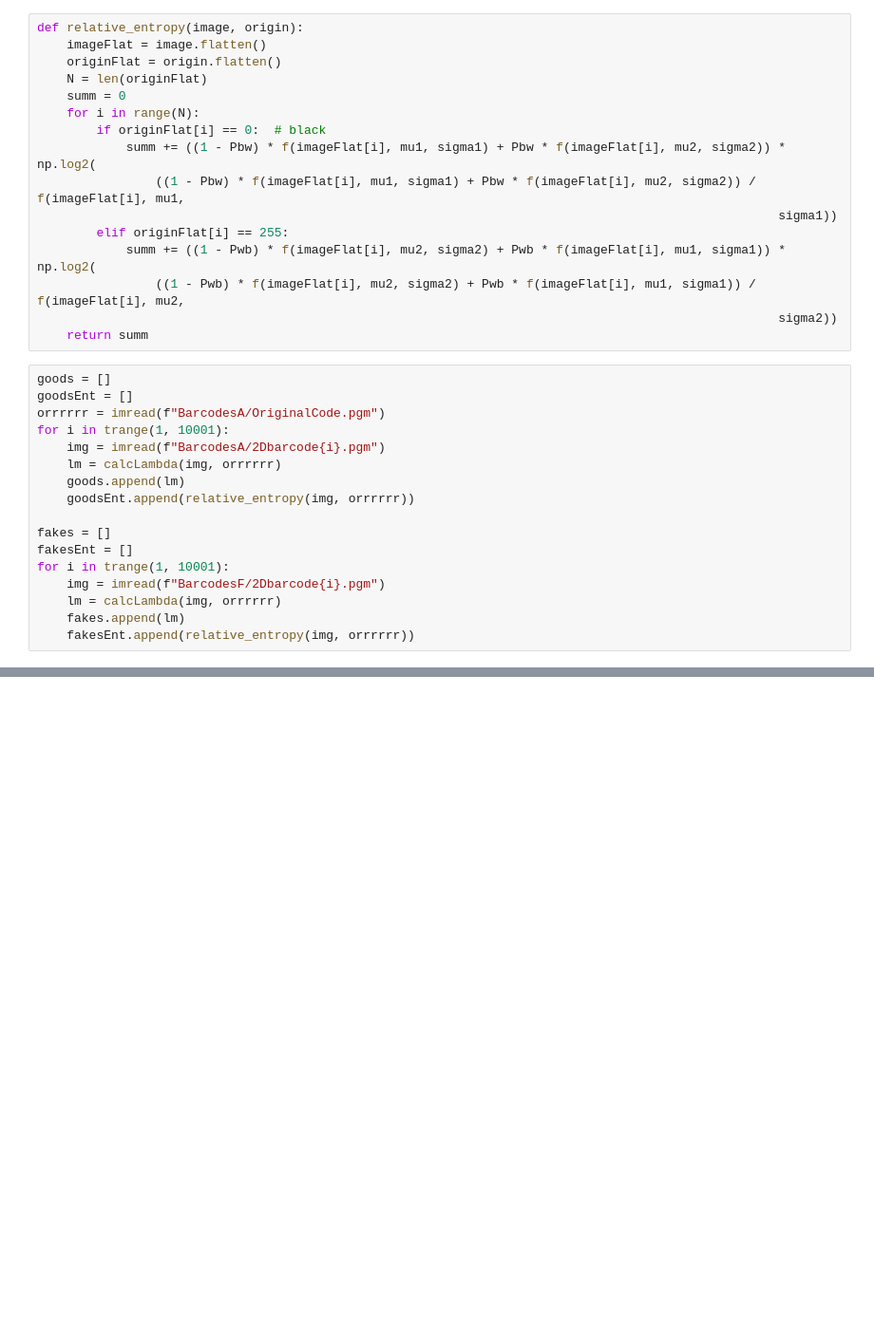
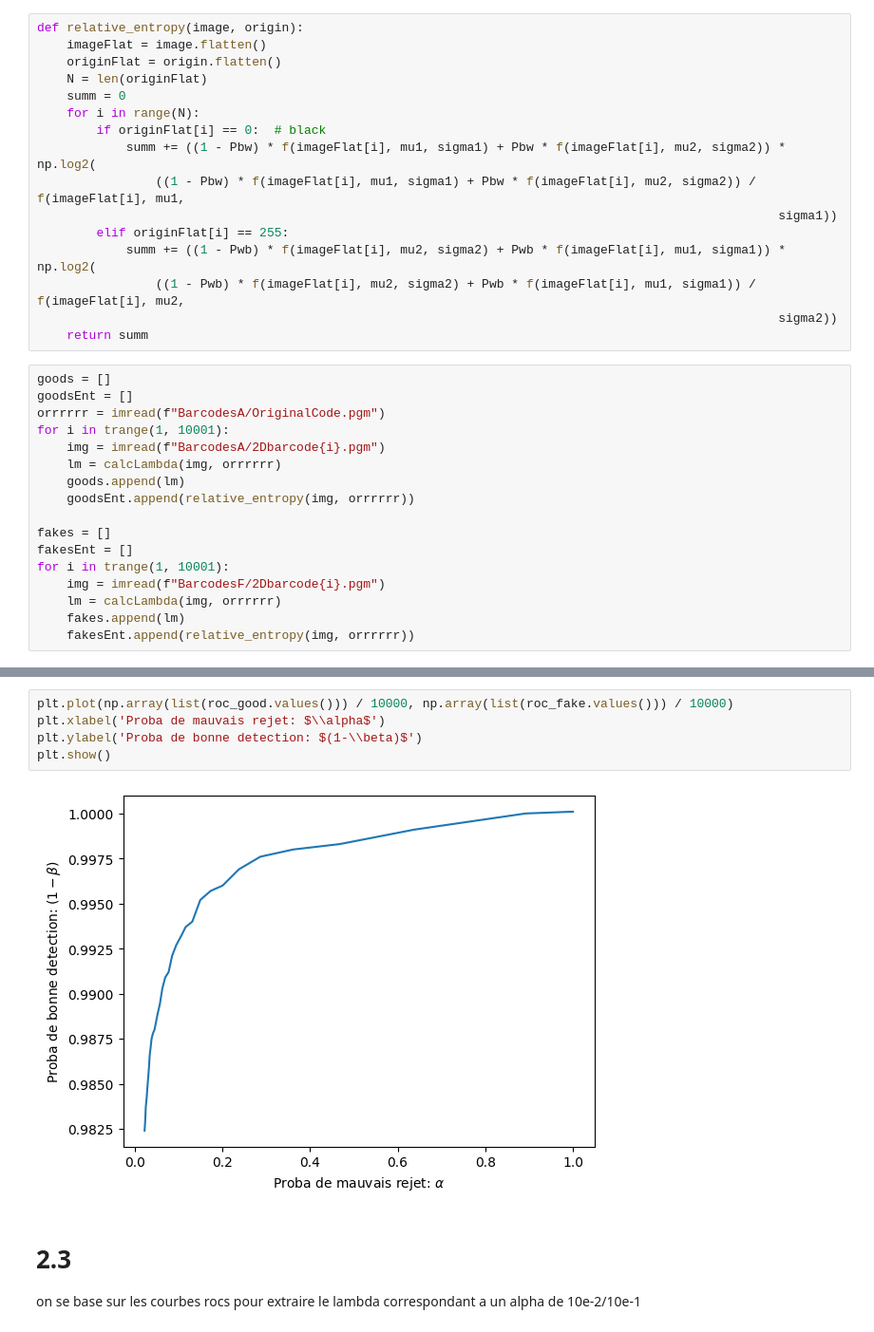
Before and after one commit to 21repierre/projet_safe, a Jupyter notebook: main.ipynb, the cells around one changed output, grey strips where cells are left out. Shown at 95% size. Cells and saved outputs as stored; diff of their text form; blank space fills up the shorter version.

```diff
--- a/main.ipynb
+++ b/main.ipynb
@@ -227,0 +273,10 @@ plt.show()
+# %%
+plt.plot(np.array(list(roc_good.values())) / 10000, np.array(list(roc_fake.values())) / 10000)
+plt.xlabel('Proba de mauvais rejet: $\\alpha$')
+plt.ylabel('Proba de bonne detection: $(1-\\beta)$')
+plt.show()
+# %% [output]
+[figure, added]
+# %% [markdown]
+# 2.3
+on se base sur les courbes rocs pour extraire le lambda correspondant a un alpha de 10e-2/10e-1
```
Also changed, not shown: parts of 17 cells of this notebook.
